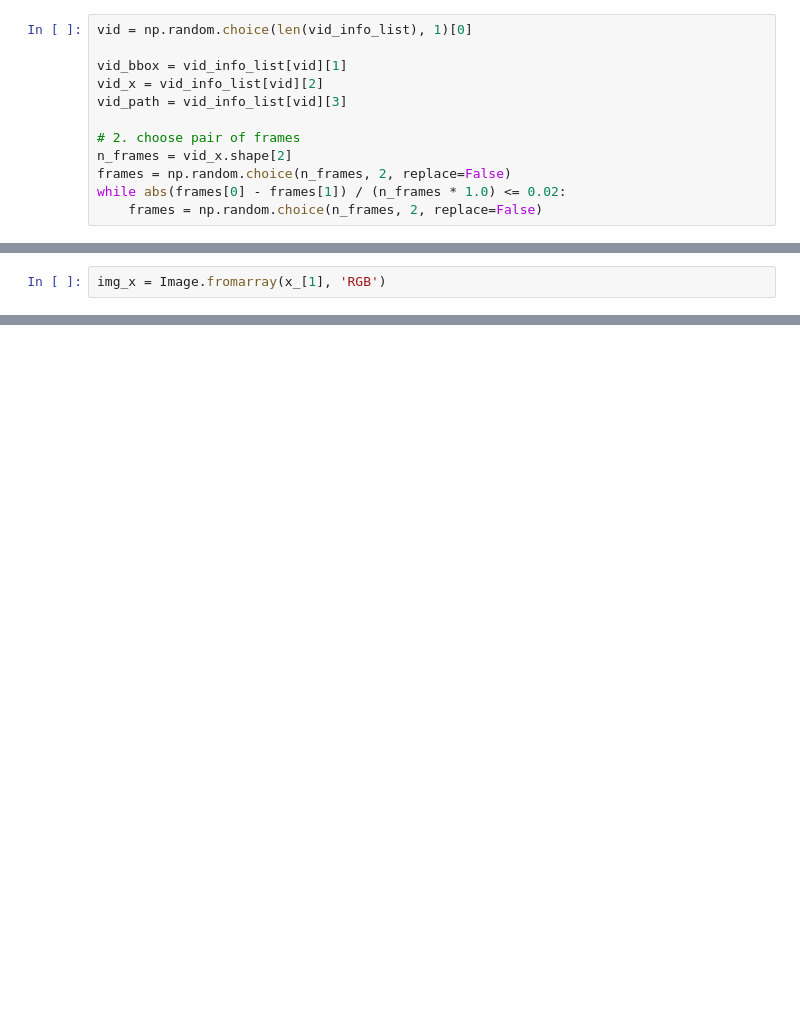
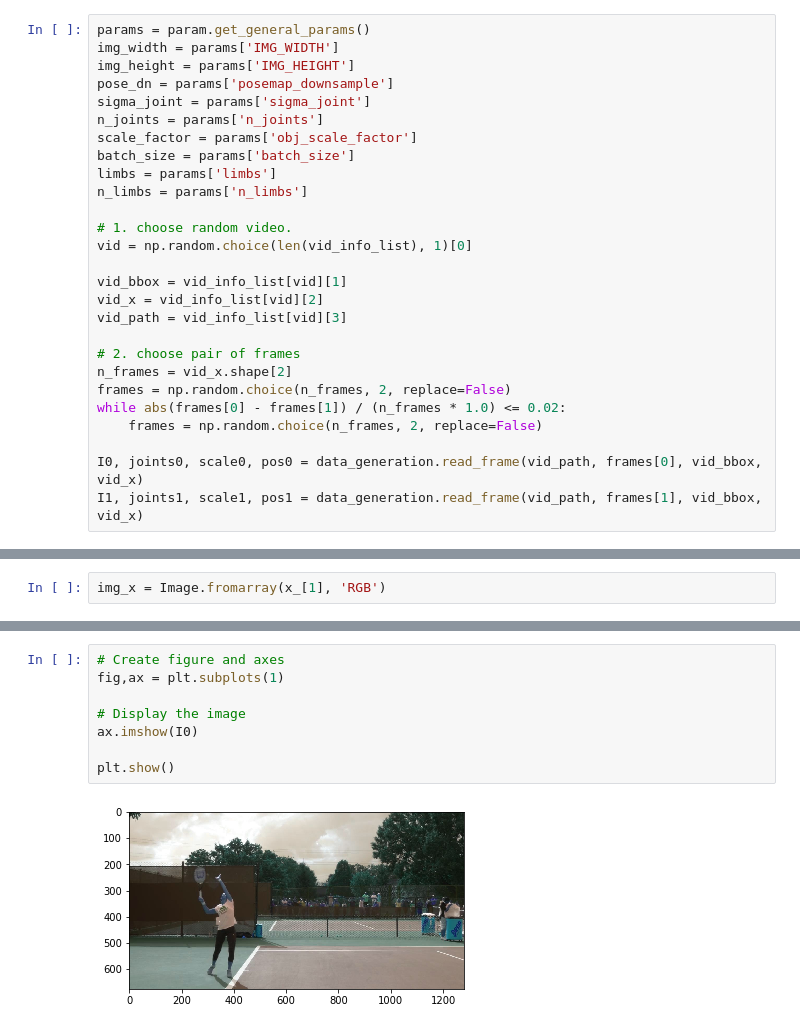
Before and after one commit to jarvislam1999/posewarp-cvpr2018, a Jupyter notebook: code/input_pose.ipynb, the cells around one changed output, grey strips where cells are left out. Saved outputs shown, nothing was run; the diff lists cells and outputs as text; blank space fills up the shorter version.

```diff
--- a/code/input_pose.ipynb
+++ b/code/input_pose.ipynb
@@ -65,4 +67,16 @@ array([[ 687.64548803,  652.28637201,  659.35819521,  659.35819521,
 # %%
+params = param.get_general_params()
+img_width = params['IMG_WIDTH']
+img_height = params['IMG_HEIGHT']
+pose_dn = params['posemap_downsample']
+sigma_joint = params['sigma_joint']
+n_joints = params['n_joints']
+scale_factor = params['obj_scale_factor']
+batch_size = params['batch_size']
+limbs = params['limbs']
+n_limbs = params['n_limbs']
+
+# 1. choose random video.
 vid = np.random.choice(len(vid_info_list), 1)[0]
 
 vid_bbox = vid_info_list[vid][1]
@@ -74,6 +88,9 @@ n_frames = vid_x.shape[2]
 frames = np.random.choice(n_frames, 2, replace=False)
 while abs(frames[0] - frames[1]) / (n_frames * 1.0) <= 0.02:
     frames = np.random.choice(n_frames, 2, replace=False)
+
+I0, joints0, scale0, pos0 = data_generation.read_frame(vid_path, frames[0], vid_bbox, vid_x)
+I1, joints1, scale1, pos1 = data_generation.read_frame(vid_path, frames[1], vid_bbox, vid_x)
 # %%
 n_frames
 # %% [output]
@@ -252,0 +265,10 @@ plt.show()
+# %%
+# Create figure and axes
+fig,ax = plt.subplots(1)
+
+# Display the image
+ax.imshow(I0)
+
+plt.show()
+# %% [output]
+[figure, added]
```
Also changed, not shown: parts of 35 cells of this notebook.
